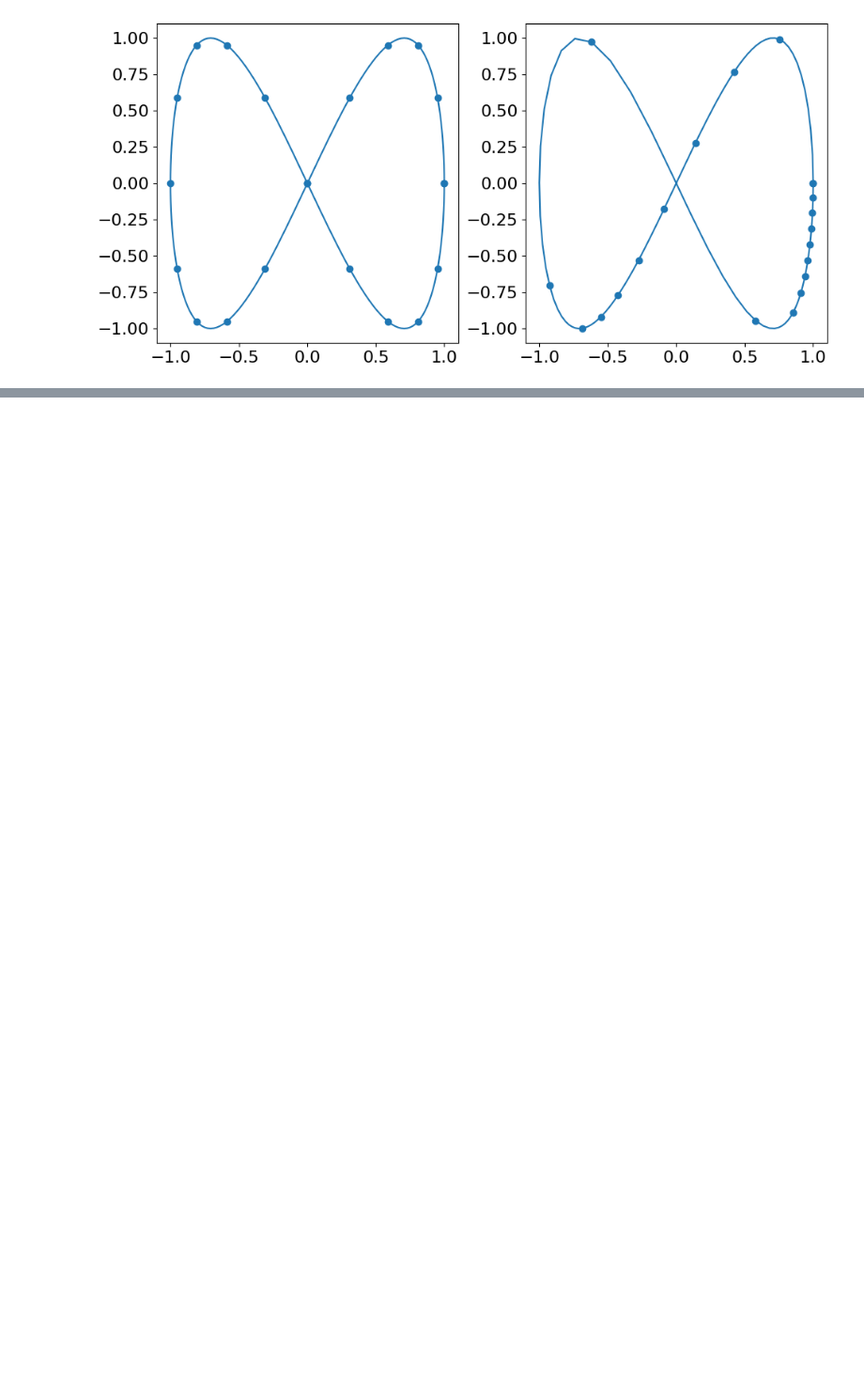
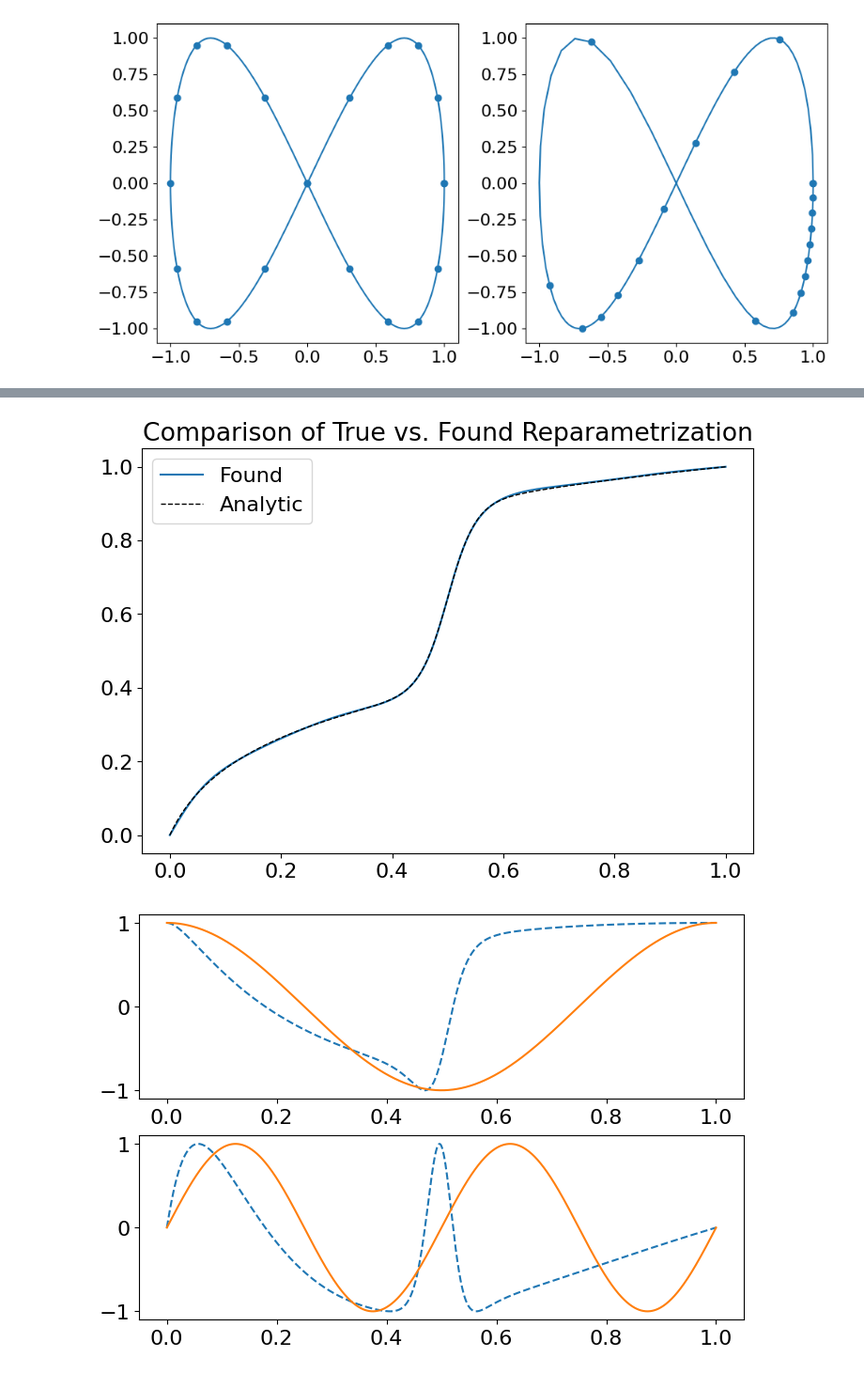
Before and after one commit to jorgenriseth/deepshape, a Jupyter notebook: example-notebooks/curves-reparametrization.ipynb, the cells around one changed output, grey strips where cells are left out. Shown at 94% size. Drawn from its saved outputs; the diff is of its cells as text; code cells hidden in the pictures; blank space fills up the shorter version.

```diff
--- a/example-notebooks/curves-reparametrization.ipynb
+++ b/example-notebooks/curves-reparametrization.ipynb
@@ -36,16 +38,20 @@ plt.show()
 # %% [output]
 [figure]
 # %%
+device = torch.device("cuda:0" if torch.cuda.is_available() else "cpu")
+
 # Create reparametrization network
 RN = ReparametrizationNetwork(nn.ModuleList([
-    PalaisLayer(10) for _ in range(10)
+    PalaisLayer(3) for _ in range(10)
 ]))
 
 # Define loss function
-loss_func = ShapeDistance(q, r, k=256)
+loss_func = ShapeDistance(q, r, k=128)
+
+
 
 # Choose and configure optimizer.
-optimizer = optim.LBFGS(RN.parameters(), lr=0.1, max_iter=200, line_search_fn='strong_wolfe')
+optimizer = optim.LBFGS(RN.parameters(), lr=1.0, max_iter=200, line_search_fn='strong_wolfe')
 # optimizer = optim.SGD(RN.parameters(), lr=1e-3, momentum=0.5)
 
 # Learning Rate Scheduler
@@ -54,6 +60,44 @@ scheduler = optim.lr_scheduler.ReduceLROnPlateau(
     threshold_mode='rel', cooldown=10, min_lr=1e-6, eps=1e-08,
     verbose=True)
 
+# q, r = q,
+
 # Train with BFGS-optimizer
 error = reparametrize(q, r, RN, loss_func, optimizer, 100, Logger(5))#, scheduler=scheduler)
+
+# RN.to("cpu")
+# loss_func.to("cpu")
+
+x, z, _, _, _ = get_plot_data(q, r, RN, 1024)
+
+# Plot Diffeomorphism...
+plt.figure(figsize=(8.4, 5.6))
+plt.plot(x, z, label="Found", lw=1.5)
+plt.plot(x, g(x), label="Analytic", ls="--", c="black", lw=1)
+plt.title("Comparison of True vs. Found Reparametrization")
+plt.legend()
+plt.show()
+
+# Get coordinates befora and after reparametrization
+C1, C2, C3 = c1(x), c2(x), c1(z)
+
+fig, (ax1, ax2) = plt.subplots(2, 1, figsize=(8.3, 5.6))
+ax1.plot(x, C2[:, 0], ls="dashed")
+ax1.plot(x, C1[:, 0])
+
+ax2.plot(x, C2[:, 1], ls="dashed")
+ax2.plot(x, C1[:, 1])
+plt.show()
+
+fig, (ax1, ax2) = plt.subplots(2, 1, figsize=(8.3, 5.6))
+ax1.plot(x, C2[:, 0], ls="dashed")
+ax1.plot(x, C3[:, 0])
+
+ax2.plot(x, C2[:, 1], ls="dashed")
+ax2.plot(x, C3[:, 1])
+plt.show()
+
+plt.figure()
+plt.semilogy(error)
+plt.show()
 # %% [output]
@@ -76,0 +121,2 @@ Finished training in 1.36901s
+[figure, added]
+[figure, added]
```
Also changed, not shown: parts of 6 cells of this notebook, 13 other files.
